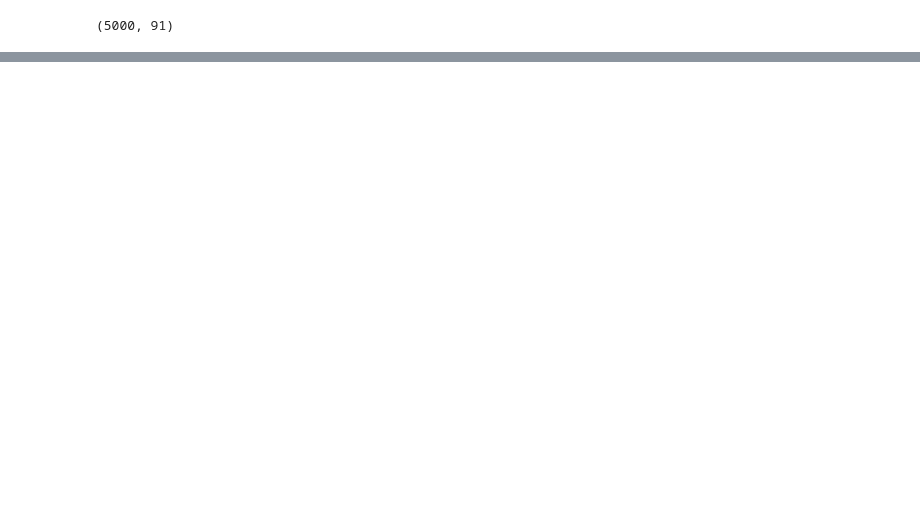
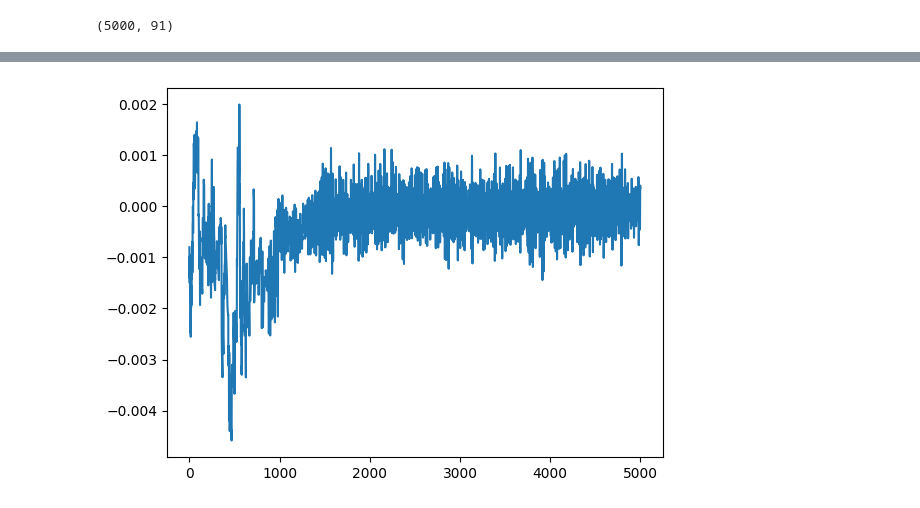
Before and after one commit to malcolmlett/training-instrumentation-toolkit, a Jupyter notebook: Learning_visualisations_v4.ipynb, the cells around one changed output, grey strips where cells are left out. Cells and saved outputs as stored; diff of their text form; code cells hidden in the pictures; blank space fills up the shorter version.

```diff
--- a/Learning_visualisations_v4.ipynb
+++ b/Learning_visualisations_v4.ipynb
@@ -357,0 +346,5 @@ plt.plot(gradient_history[:,1:50])
+# %%
+plt.plot(gradient_history[:,1])
+plt.show()
+# %% [output]
+[figure, added]
```
Also changed, not shown: parts of 20 cells of this notebook.
